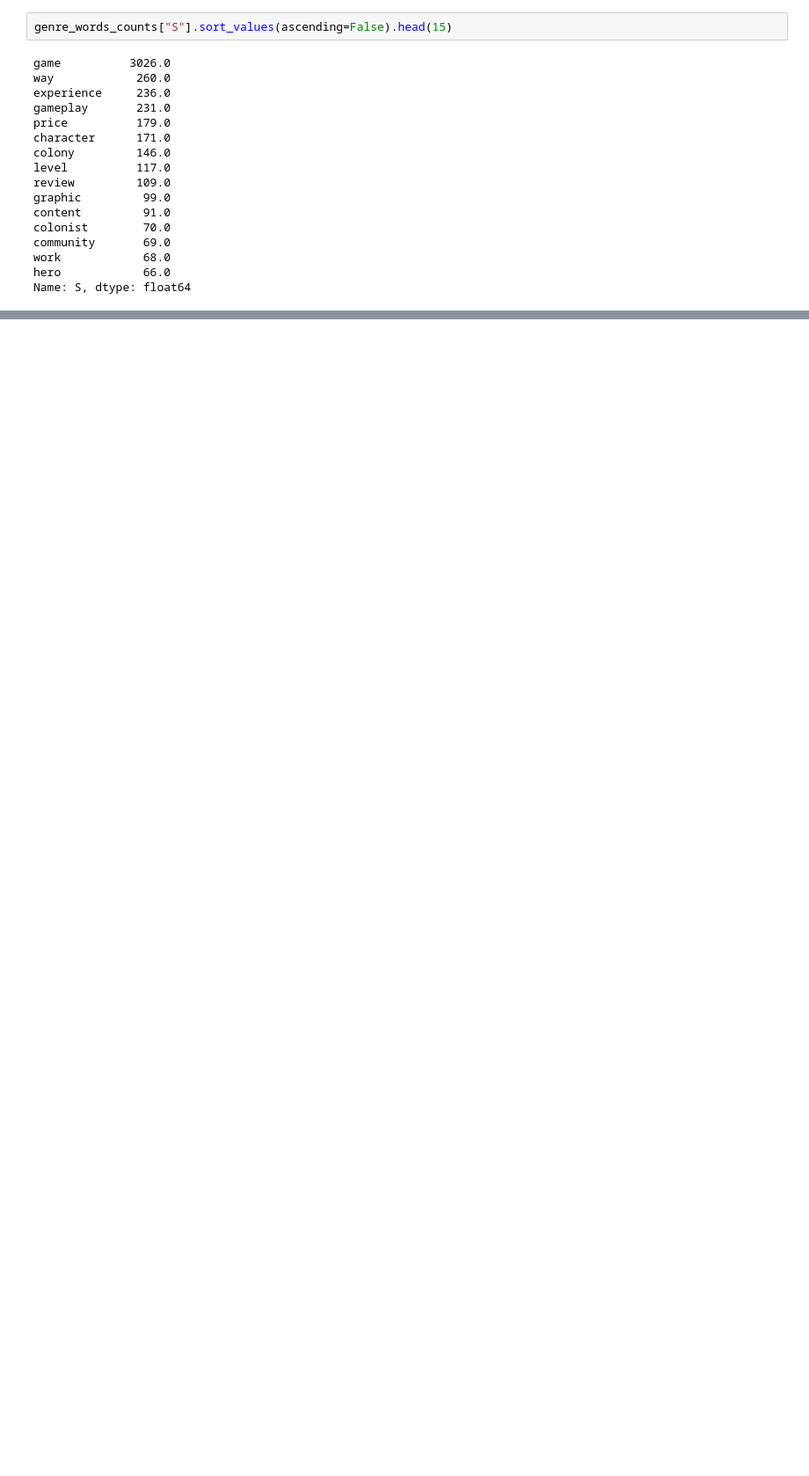
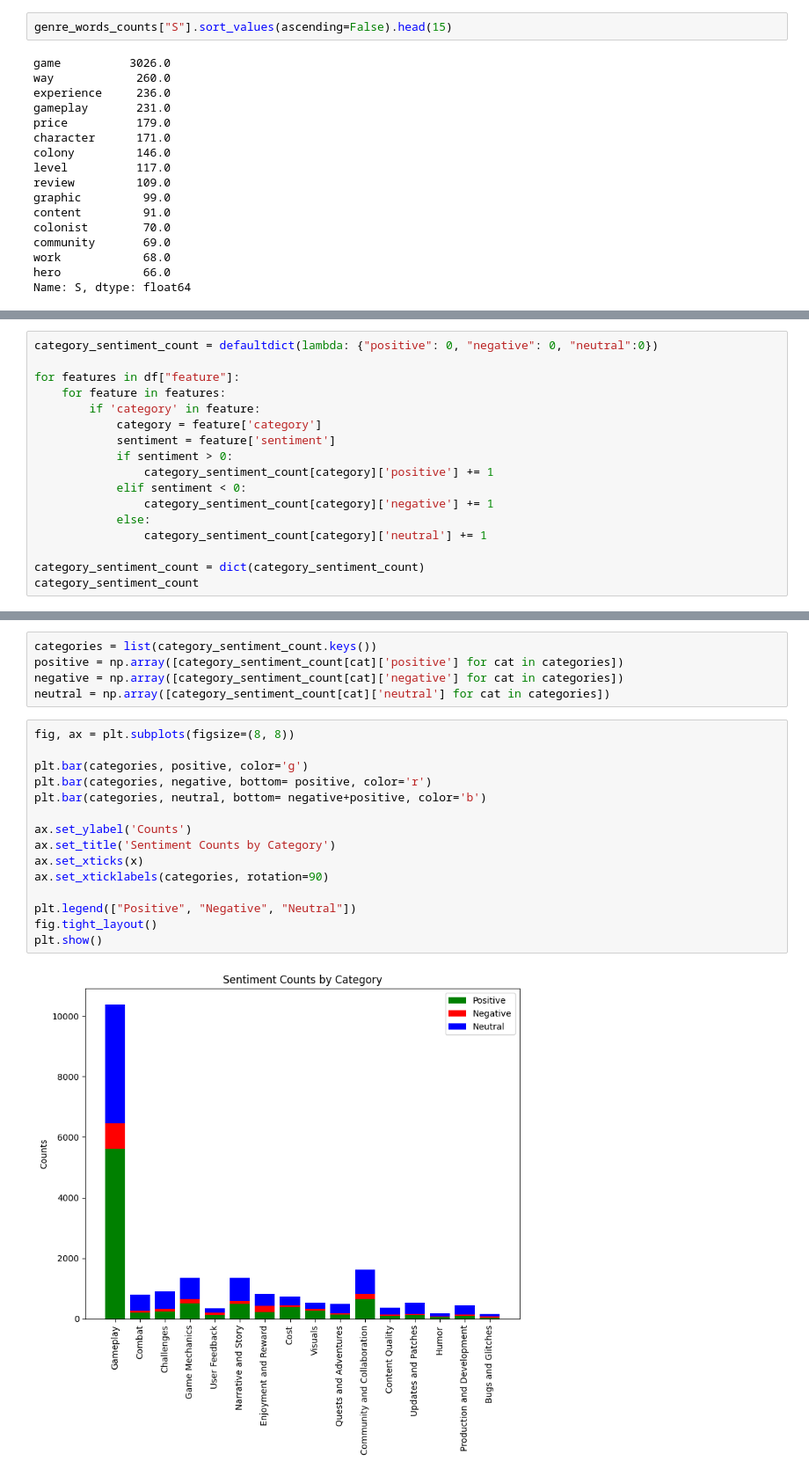
Before and after one commit to markrz12/aspect-based-opinion-mining, a Jupyter notebook: Mgr1.ipynb, the cells around one changed output, grey strips where cells are left out. Shown at 88% size. Drawn from its saved outputs; the diff is of its cells as text; blank space fills up the shorter version.

Commit message:
Sentiment Counts

```diff
--- a/Mgr1.ipynb
+++ b/Mgr1.ipynb
@@ -1071,0 +1075,17 @@ Name: S, dtype: float64
+# %%
+category_sentiment_count = defaultdict(lambda: {"positive": 0, "negative": 0, "neutral":0})
+
+for features in df["feature"]:
+    for feature in features:
+        if 'category' in feature:
+            category = feature['category']
+            sentiment = feature['sentiment']
+            if sentiment > 0:
+                category_sentiment_count[category]['positive'] += 1
+            elif sentiment < 0:
+                category_sentiment_count[category]['negative'] += 1
+            else:
+                category_sentiment_count[category]['neutral'] += 1
+
+category_sentiment_count = dict(category_sentiment_count)
+category_sentiment_count
@@ -1071,0 +1113,22 @@ Name: S, dtype: float64
+# %%
+categories = list(category_sentiment_count.keys())
+positive = np.array([category_sentiment_count[cat]['positive'] for cat in categories])
+negative = np.array([category_sentiment_count[cat]['negative'] for cat in categories])
+neutral = np.array([category_sentiment_count[cat]['neutral'] for cat in categories])
+# %%
+fig, ax = plt.subplots(figsize=(8, 8))
+
+plt.bar(categories, positive, color='g')
+plt.bar(categories, negative, bottom= positive, color='r')
+plt.bar(categories, neutral, bottom= negative+positive, color='b')
+
+ax.set_ylabel('Counts')
+ax.set_title('Sentiment Counts by Category')
+ax.set_xticks(x)
+ax.set_xticklabels(categories, rotation=90)
+
+plt.legend(["Positive", "Negative", "Neutral"])
+fig.tight_layout()
+plt.show()
+# %% [output]
+[figure, added]
```
Also changed, not shown: parts of 17 cells of this notebook.
